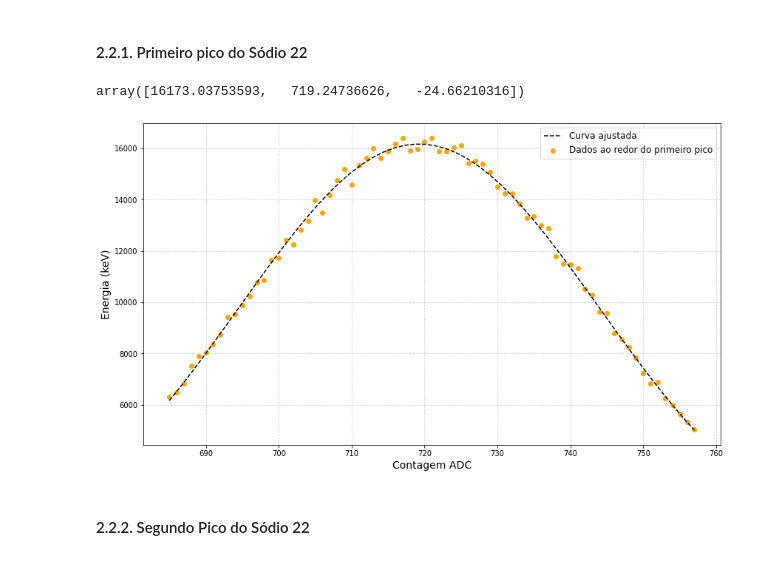
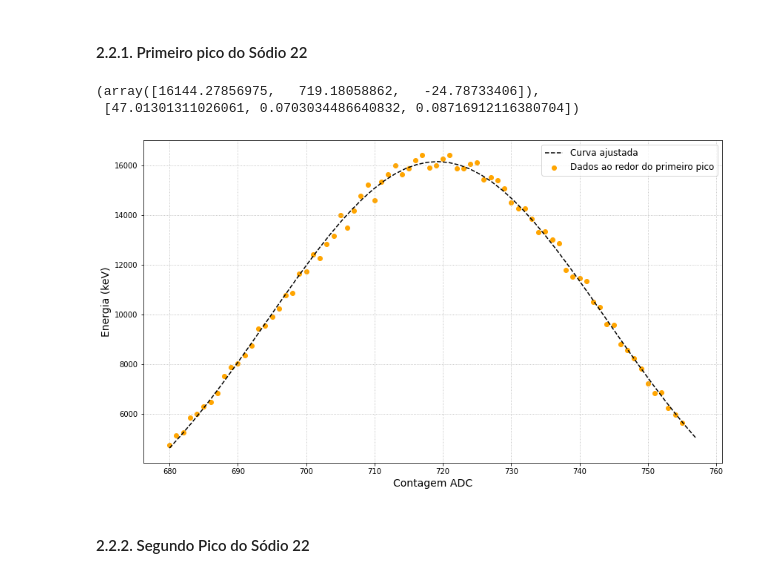
Before and after one commit to goulartsursula/DisciplinasUERJ, a Jupyter notebook: Estrutura da Materia 3/EspectroscopiaGama.ipynb, the cells around one changed output. Cells and saved outputs as stored; diff of their text form; code cells hidden in the pictures.

```diff
--- a/Estrutura da Materia 3/EspectroscopiaGama.ipynb
+++ b/Estrutura da Materia 3/EspectroscopiaGama.ipynb
@@ -58,10 +58,10 @@ plt.grid(linestyle='dotted')
 def GaussBack(x, A, mean, sigma): #Gaussiana para o primeiro pico
     return A * np.exp(-0.5 * np.square((x - mean) / sigma))
 
-sigma = np.sqrt(ydataBack)
+sigma = np.sqrt(dataBack_peak['Counts'])
 p0 = (1000, 112.4, 18) #Condições iniciais: valor máximo de y, estimativa da média, xmax - xmin
 
-poptBack, pcovBack = curve_fit(GaussBack, xdataBack, ydataBack, sigma=sigma, p0=p0) #print A, mean, sigma
+poptBack, pcovBack = curve_fit(GaussBack, dataBack_peak['Chan'], dataBack_peak['Counts'], sigma=sigma, p0=p0) #print A, mean, sigma
 
 errorBack = [np.sqrt(pcovBack[i, i]) for i in np.arange(3)] #Diagonal principal da matriz
 # %%
@@ -139,29 +139,30 @@ plt.grid(linestyle='dotted')
 def Gauss1Na22(x, A, mean, sigma): #Gaussiana para o primeiro pico
     return A * np.exp(-0.5 * np.square((x - mean) / sigma))
 
-sigma = np.sqrt(ydata1Na22)
+sigma = np.sqrt(data1Na22_peak['Counts'])
 p0 = (1000, 720, 85) #Condições iniciais: valor máximo de y, estimativa da média, xmax - xmin
 
-popt1Na22, pcov1Na22 = curve_fit(Gauss1Na22, xdata1Na22, ydata1Na22, sigma=sigma, p0=p0) #print A, mean, sigma
+popt1Na22, pcov1Na22 = curve_fit(Gauss1Na22, data1Na22_peak['Chan'], data1Na22_peak['Counts'], sigma=sigma, p0=p0) #print A, mean, sigma
 
 error1Na22 = [np.sqrt(pcov1Na22[i, i]) for i in np.arange(3)] #Diagonal principal da matriz
 # %%
-popt1Na22
+popt1Na22, error1Na22
 # %% [output]
-array([16173.03753593,   719.24736626,   -24.66210316])
+(array([16144.27856975,   719.18058862,   -24.78733406]),
+ [47.01301311026061, 0.0703034486640832, 0.08716912116380704])
 # %%
 fig = plt.subplots(figsize=(14,8))
 
-x_na1 = np.linspace(685, 757)
+x_na1 = np.linspace(680, 757)
 plt.plot(x_na1, Gauss1Na22(x_na1, *popt1Na22), linestyle='--', c='black', label='Curva ajustada')
-plt.scatter(xdata1Na22, ydata1Na22, c='orange', label='Dados ao redor do primeiro pico')
+plt.scatter(data1Na22_peak['Chan'], data1Na22_peak['Counts'], c='orange', label='Dados ao redor do primeiro pico')
 plt.xlabel('Contagem ADC', fontsize='14')
 plt.ylabel('Energia (keV)', fontsize='14')
 plt.legend(fontsize='12')
 plt.savefig('Peak1Fit_Na22.png', transparent = True)
 plt.grid(linestyle='dotted')
 # %% [output]
-[figure, old version]
+[figure, new version]
 # %% [markdown]
 #### 2.2.2. Segundo Pico do Sódio 22
 # %%
```
Also changed, not shown: parts of 24 cells of this notebook.
